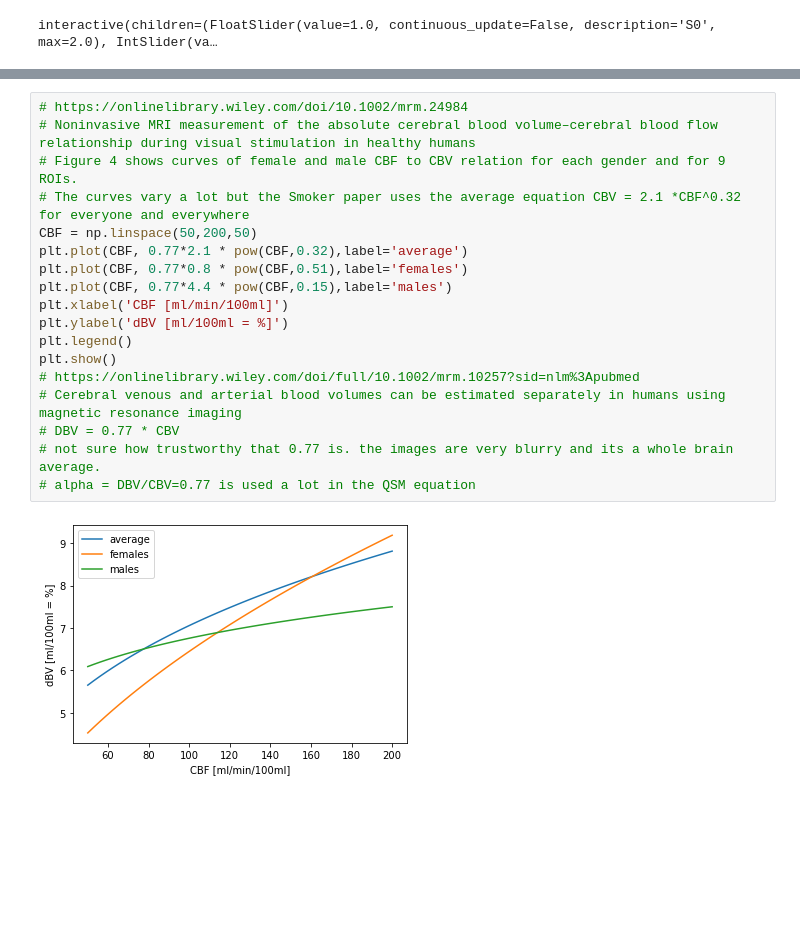
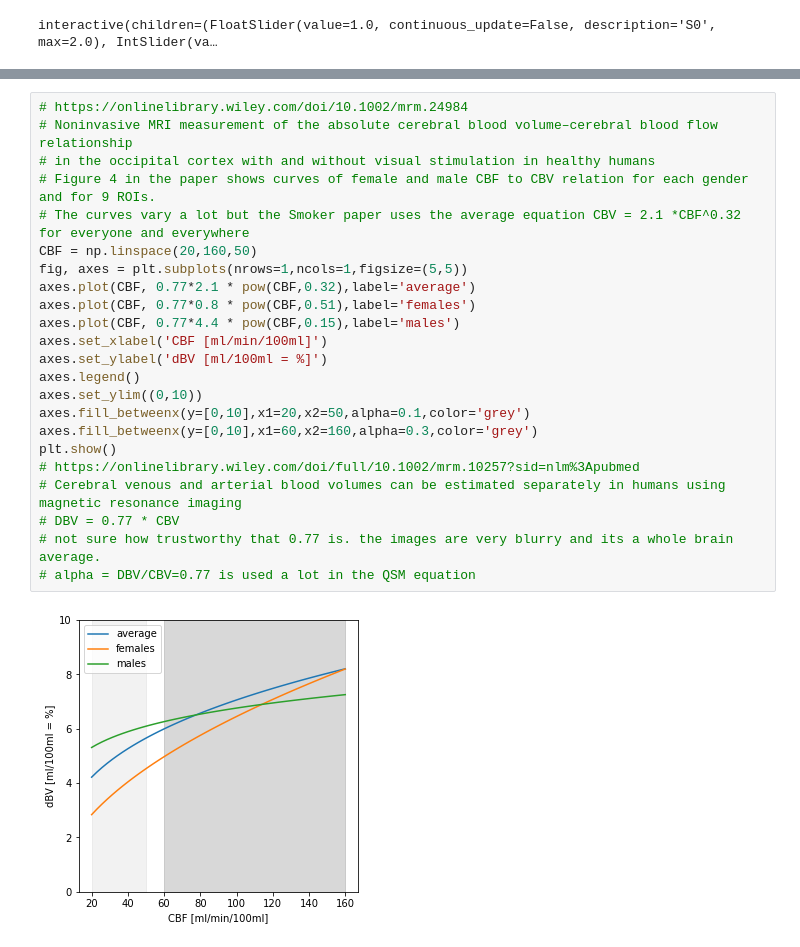
Before and after one commit to PatrickKinz/DeepLearning, a Jupyter notebook: smoker.ipynb, the cells around one changed output, grey strips where cells are left out. Cells and saved outputs as stored; diff of their text form; blank space fills up the shorter version.

```diff
--- a/smoker.ipynb
+++ b/smoker.ipynb
@@ -250,20 +250,25 @@ plot_OEF_multiparam()
 # %%
 # https://onlinelibrary.wiley.com/doi/10.1002/mrm.24984
-# Noninvasive MRI measurement of the absolute cerebral blood volume–cerebral blood flow relationship during visual stimulation in healthy humans
-# Figure 4 shows curves of female and male CBF to CBV relation for each gender and for 9 ROIs.
+# Noninvasive MRI measurement of the absolute cerebral blood volume–cerebral blood flow relationship
+# in the occipital cortex with and without visual stimulation in healthy humans
+# Figure 4 in the paper shows curves of female and male CBF to CBV relation for each gender and for 9 ROIs.
 # The curves vary a lot but the Smoker paper uses the average equation CBV = 2.1 *CBF^0.32 for everyone and everywhere
-CBF = np.linspace(50,200,50)
-plt.plot(CBF, 0.77*2.1 * pow(CBF,0.32),label='average')
-plt.plot(CBF, 0.77*0.8 * pow(CBF,0.51),label='females')
-plt.plot(CBF, 0.77*4.4 * pow(CBF,0.15),label='males')
-plt.xlabel('CBF [ml/min/100ml]')
-plt.ylabel('dBV [ml/100ml = %]')
-plt.legend()
+CBF = np.linspace(20,160,50)
+fig, axes = plt.subplots(nrows=1,ncols=1,figsize=(5,5))
+axes.plot(CBF, 0.77*2.1 * pow(CBF,0.32),label='average')
+axes.plot(CBF, 0.77*0.8 * pow(CBF,0.51),label='females')
+axes.plot(CBF, 0.77*4.4 * pow(CBF,0.15),label='males')
+axes.set_xlabel('CBF [ml/min/100ml]')
+axes.set_ylabel('dBV [ml/100ml = %]')
+axes.legend()
+axes.set_ylim((0,10))
+axes.fill_betweenx(y=[0,10],x1=20,x2=50,alpha=0.1,color='grey')
+axes.fill_betweenx(y=[0,10],x1=60,x2=160,alpha=0.3,color='grey')
 plt.show()
 # https://onlinelibrary.wiley.com/doi/full/10.1002/mrm.10257?sid=nlm%3Apubmed
 # Cerebral venous and arterial blood volumes can be estimated separately in humans using magnetic resonance imaging
 # DBV = 0.77 * CBV
 # not sure how trustworthy that 0.77 is. the images are very blurry and its a whole brain average.
 # alpha = DBV/CBV=0.77 is used a lot in the QSM equation
 # %% [output]
-[figure, old version]
+[figure, new version]
```
Also changed, not shown: parts of 4 cells of this notebook.
